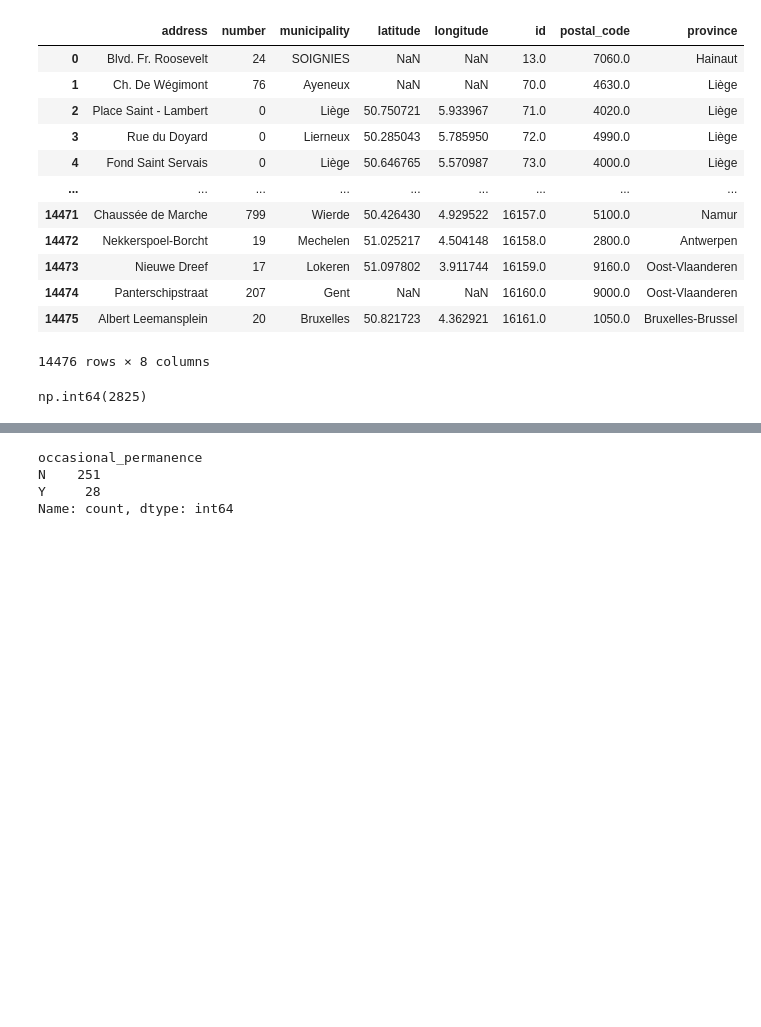
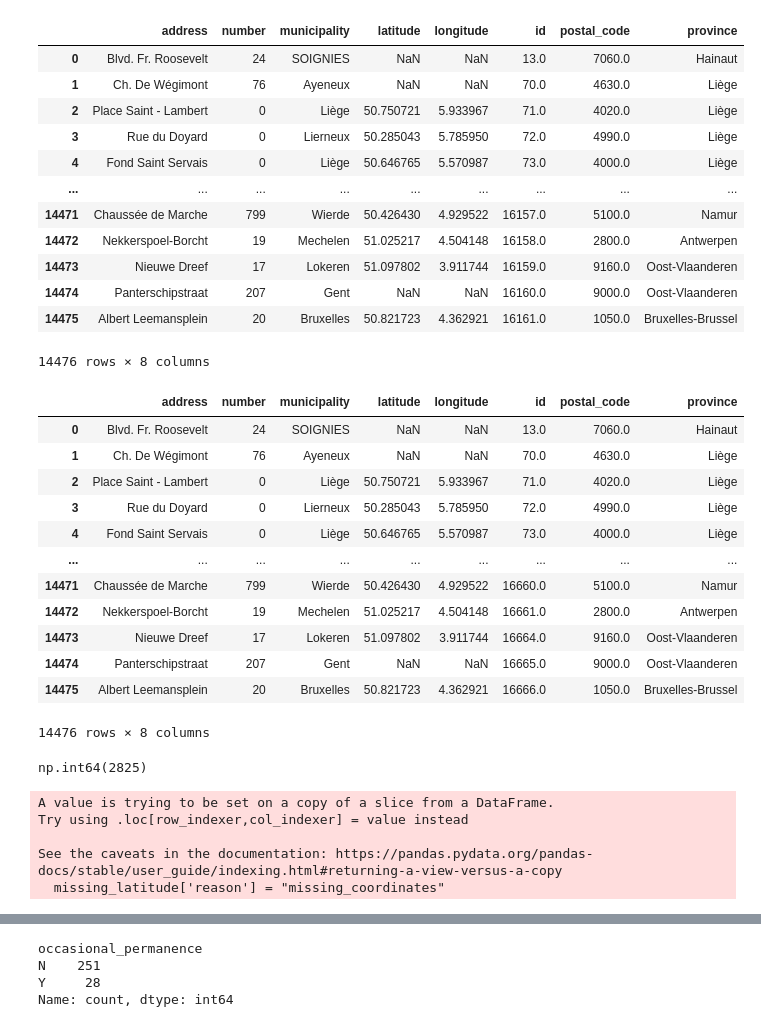
Before and after one commit to Elouan-Debels/MDAProject, a Jupyter notebook: data cleaning.ipynb, the cells around one changed output, grey strips where cells are left out. Drawn from its saved outputs; the diff is of its cells as text; code cells hidden in the pictures; blank space fills up the shorter version.

```diff
--- a/data cleaning.ipynb
+++ b/data cleaning.ipynb
@@ -481,6 +481,24 @@ geocoded_results
 | 14474 | Panterschipstraat | 207 | Gent | NaN | NaN | 16160.0 | 9000.0 | Oost-Vlaanderen |
 | 14475 | Albert Leemansplein | 20 | Bruxelles | 50.821723 | 4.362921 | 16161.0 | 1050.0 | Bruxelles-Brussel |
 14476 rows × 8 columns
+# %%
+test = pd.read_csv('geocoded_data.csv')
+# %%
+test
+# %% [output]
+|  | address | number | municipality | latitude | longitude | id | postal_code | province |
+| 0 | Blvd. Fr. Roosevelt | 24 | SOIGNIES | NaN | NaN | 13.0 | 7060.0 | Hainaut |
+| 1 | Ch. De Wégimont | 76 | Ayeneux | NaN | NaN | 70.0 | 4630.0 | Liège |
+| 2 | Place Saint - Lambert | 0 | Liège | 50.750721 | 5.933967 | 71.0 | 4020.0 | Liège |
+| 3 | Rue du Doyard | 0 | Lierneux | 50.285043 | 5.785950 | 72.0 | 4990.0 | Liège |
+| 4 | Fond Saint Servais | 0 | Liège | 50.646765 | 5.570987 | 73.0 | 4000.0 | Liège |
+| ... | ... | ... | ... | ... | ... | ... | ... | ... |
+| 14471 | Chaussée de Marche | 799 | Wierde | 50.426430 | 4.929522 | 16660.0 | 5100.0 | Namur |
+| 14472 | Nekkerspoel-Borcht | 19 | Mechelen | 51.025217 | 4.504148 | 16661.0 | 2800.0 | Antwerpen |
+| 14473 | Nieuwe Dreef | 17 | Lokeren | 51.097802 | 3.911744 | 16664.0 | 9160.0 | Oost-Vlaanderen |
+| 14474 | Panterschipstraat | 207 | Gent | NaN | NaN | 16665.0 | 9000.0 | Oost-Vlaanderen |
+| 14475 | Albert Leemansplein | 20 | Bruxelles | 50.821723 | 4.362921 | 16666.0 | 1050.0 | Bruxelles-Brussel |
+14476 rows × 8 columns
 # %%
 #add the id back to the geocoded_results because it accidentally got removed
 geocoded_results['id'] = aed_locations_cleaned['id']
@@ -498,10 +516,16 @@ missing_latitude = geocoded_results[geocoded_results['latitude'].isna()]
 missing_latitude['reason'] = "missing_coordinates"
 
 removed_AED = pd.concat([removed_AED, missing_latitude], ignore_index=True)
-removed_AED.drop(columns=['address', 'number', 'municipality', 'latitude', 'longitude', 'postal_code', 'province'])
+removed_AED = removed_AED.drop(columns=['address', 'number', 'municipality', 'latitude', 'longitude', 'postal_code', 'province'])
 
 #remove them from the geocoded results
 cleaned_geocoded_results = geocoded_results.dropna(subset=['latitude']).reset_index(drop=True)
+# %% [output]
+A value is trying to be set on a copy of a slice from a DataFrame.
+Try using .loc[row_indexer,col_indexer] = value instead
+
+See the caveats in the documentation: https://pandas.pydata.org/pandas-docs/stable/user_guide/indexing.html#returning-a-view-versus-a-copy
+  missing_latitude['reason'] = "missing_coordinates"
 # %%
 cleaned_geocoded_results
 # %% [output]
```
Also changed, not shown: parts of 1 cell of this notebook.
